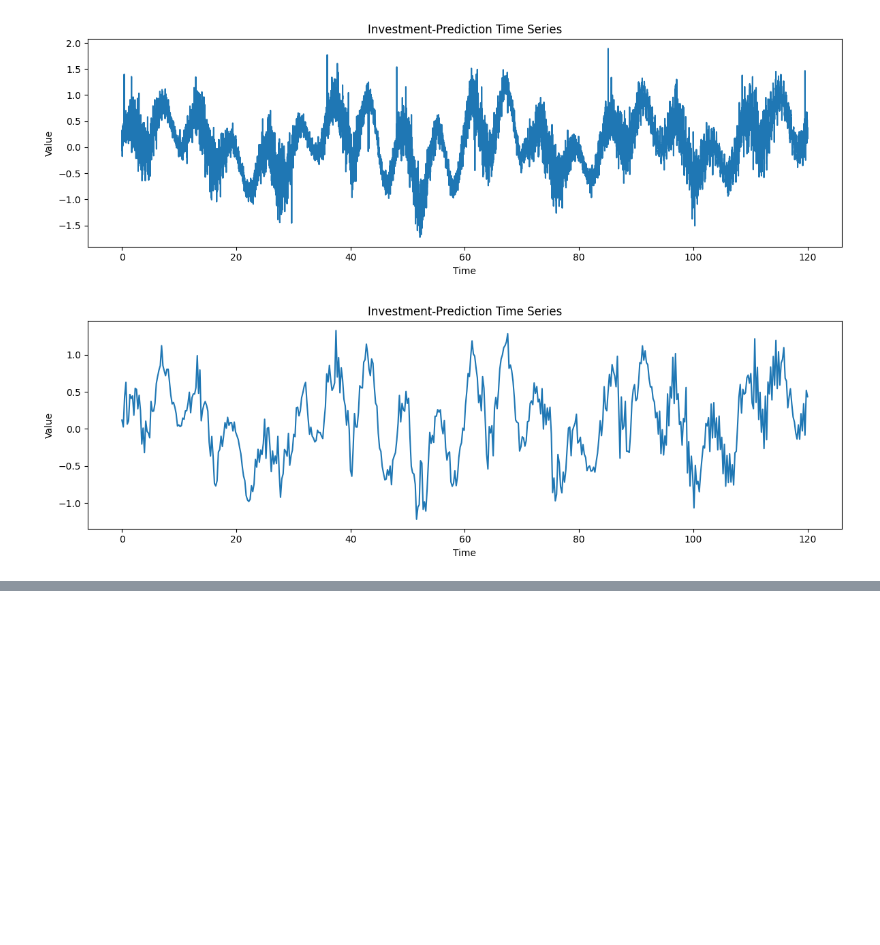
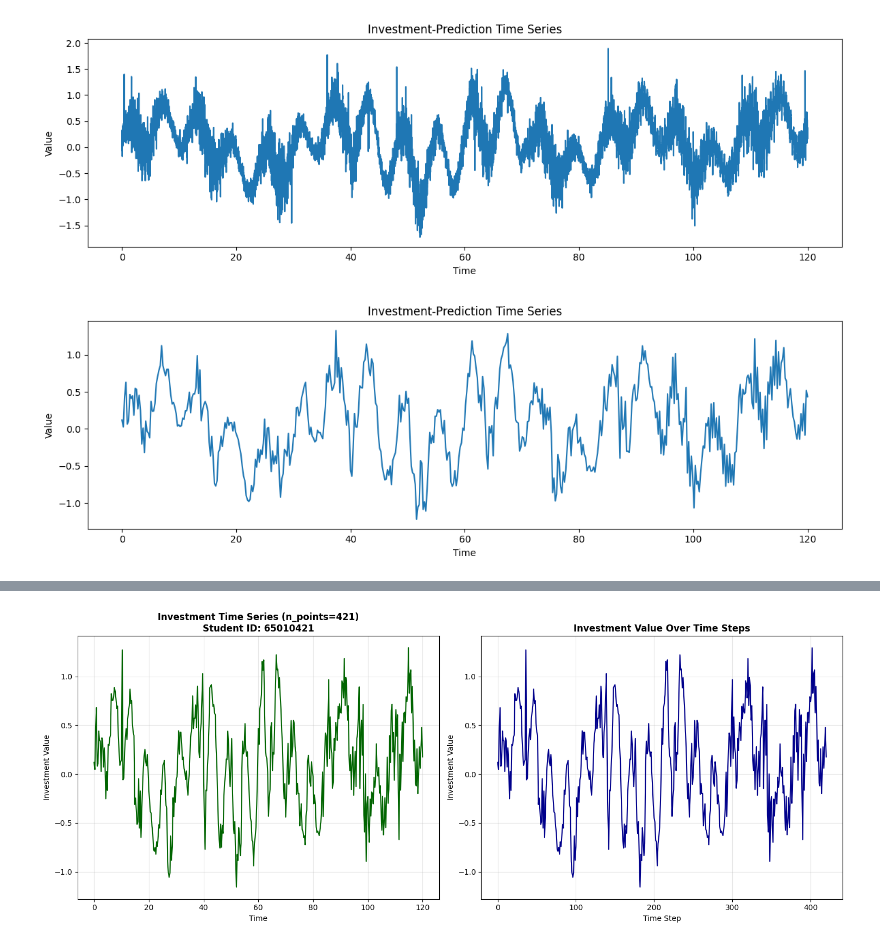
Before and after one commit to Tanaphat-Ken/IntroToML, a Jupyter notebook: HW/HW12/W12-HW_rnn_time_series_scratch_and_pytorch.ipynb, the cells around one changed output, grey strips where cells are left out. Cells and saved outputs as stored; diff of their text form; code cells hidden in the pictures; blank space fills up the shorter version.

```diff
--- a/HW/HW12/W12-HW_rnn_time_series_scratch_and_pytorch.ipynb
+++ b/HW/HW12/W12-HW_rnn_time_series_scratch_and_pytorch.ipynb
@@ -523,3 +523,92 @@ plt.tight_layout()
 plt.show()
 # %% [output]
 [figure]
+# %%
+# Student ID: 65010421
+# Last 4 digits: 0421, so n_points = 421
+
+import numpy as np
+import pandas as pd
+import matplotlib.pyplot as plt
+from sklearn.preprocessing import MinMaxScaler
+from sklearn.model_selection import train_test_split
+import torch
+import torch.nn as nn
+import torch.optim as optim
+
+# Set random seeds for reproducibility
+np.random.seed(42)
+torch.manual_seed(42)
+
+def generate_investment_series(n_points=421, t_end=120.0, seed=42):
+    """Generate investment time series with n_points = 421 (from student ID: 65010421)"""
+    rng = np.random.default_rng(seed)
+    t = np.linspace(0.0, t_end, n_points)
+
+    # 1) Nonlinear upward trend (simulating long-term growth)
+    trend = 0.02 * (t / t_end) + 0.15 * (t / t_end) ** 2
+
+    # 2) Multi-seasonality (market cycles)
+    slow = 0.001 * np.sin(2*np.pi * t / 18.0)  # Long-term cycle
+    med  = 0.001 * np.sin(2*np.pi * t / 3.5 + 0.6)  # Medium-term cycle
+    fast = 0.001 * np.sin(2*np.pi * t / 0.7 + 1.3)  # Short-term volatility
+
+    # 3) Chirp (frequency increases over time - representing market acceleration)
+    f0, k = 0.03, 0.015
+    chirp = 0.45 * np.sin(2*np.pi * (f0*t + 0.5 * k * (t**2) / t_end))
+
+    # 4) Regime shift (bull/bear markets)
+    regime = np.ones_like(t)
+    regime[(t >= 40) & (t <= 70)] = 1.7  # Bull market period
+    regime_component = regime * (0.4 * np.sin(2*np.pi * t / 6.0 + 0.3))
+
+    # Additional volatility in later periods
+    post90 = np.where(t > 90, 0.2 * np.sin(2*np.pi * t / 0.45), 0.0)
+
+    # 5) Heteroscedastic AR(1) noise (changing volatility)
+    sigma_t = 0.08 + 0.20 * (np.sin(2*np.pi * t / 12.0) + 1.0) / 2.0
+    rho = 0.2  # Lower autocorrelation for more randomness
+    eps = np.zeros_like(t)
+    base_noise = rng.normal(0.0, 1.0, size=t.shape)
+    for i in range(1, len(t)):
+        eps[i] = rho * eps[i-1] + sigma_t[i] * base_noise[i]
+
+    # 6) Rare market shocks/outliers (~0.1%)
+    y = (trend + slow + med + fast + chirp + regime_component + post90 + eps)
+    n_spikes = max(1, int(0.001 * n_points))  # At least 1 spike
+    idx = rng.choice(n_points, size=n_spikes, replace=False)
+    sign = rng.choice([-1.0, 1.0], size=n_spikes)
+    y[idx] += sign * 2.5 * np.std(y)
+
+    return t, y
+
+# Generate investment time series
+print(f"Generating investment time series with n_points = 421 (Student ID: 65010421)")
+t_invest, y_invest = generate_investment_series(n_points=421)
+df_invest = pd.DataFrame({"time": t_invest, "value": y_invest})
+
+# Plot the generated investment series
+plt.figure(figsize=(15, 6))
+plt.subplot(1, 2, 1)
+plt.plot(df_invest["time"], df_invest["value"], linewidth=1.5, color='darkgreen')
+plt.title("Investment Time Series (n_points=421)\nStudent ID: 65010421", fontsize=12, fontweight='bold')
+plt.xlabel("Time")
+plt.ylabel("Investment Value")
+plt.grid(True, alpha=0.3)
+
+plt.subplot(1, 2, 2)
+plt.plot(df_invest["value"], linewidth=1.5, color='darkblue')
+plt.title("Investment Value Over Time Steps", fontsize=12, fontweight='bold')
+plt.xlabel("Time Step")
+plt.ylabel("Investment Value")
+plt.grid(True, alpha=0.3)
+
+plt.tight_layout()
+plt.show()
+
+print(f"Data shape: {df_invest.shape}")
+print(f"Time range: {df_invest['time'].min():.2f} to {df_invest['time'].max():.2f}")
+print(f"Value range: {df_invest['value'].min():.4f} to {df_invest['value'].max():.4f}")
+print(f"Data statistics:")
+print(df_invest['value'].describe())
+# %% [output]
@@ -525,0 +616 @@ plt.show()
+[figure, added]
```
Also changed, not shown: parts of 5 cells of this notebook, 1 other file.
